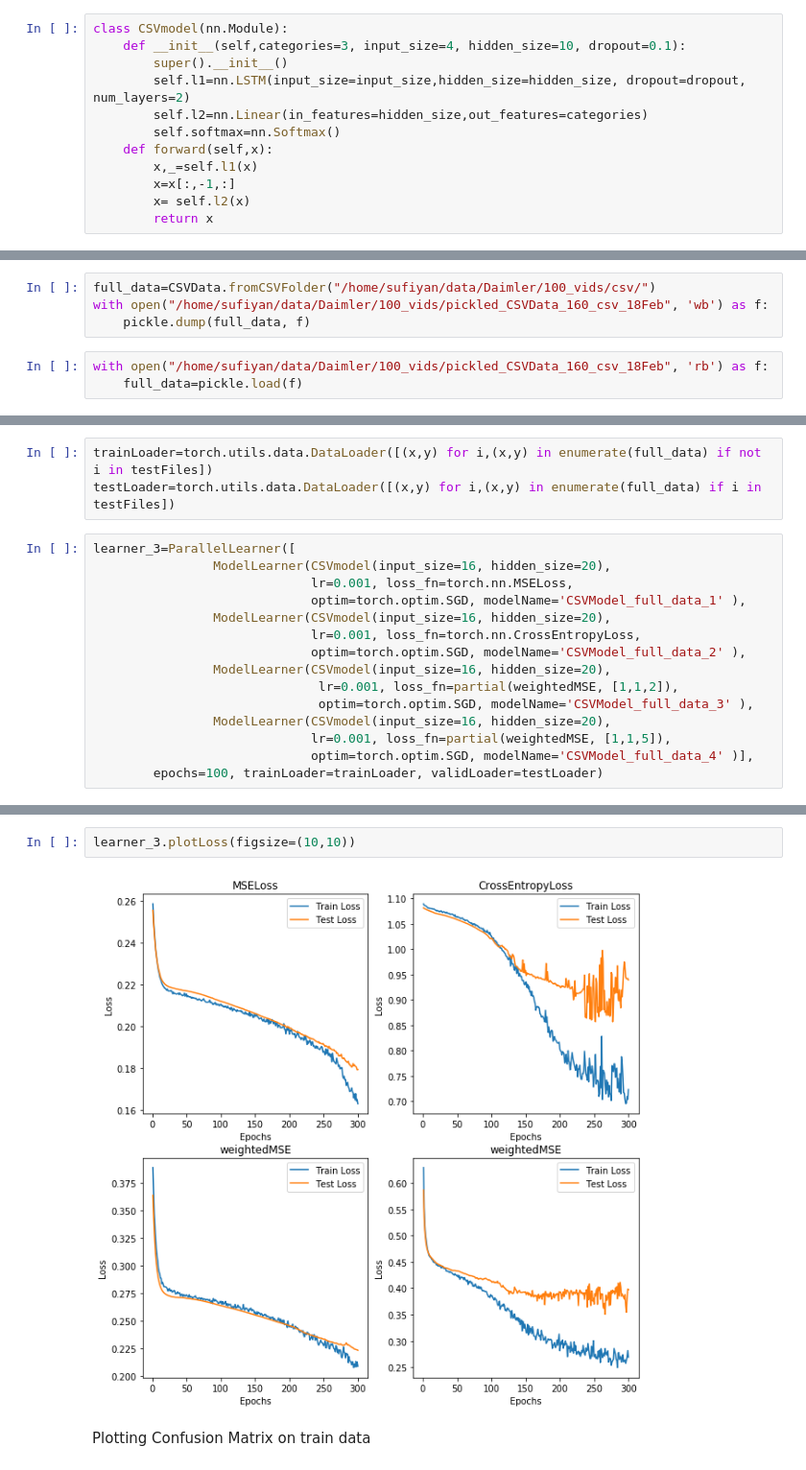
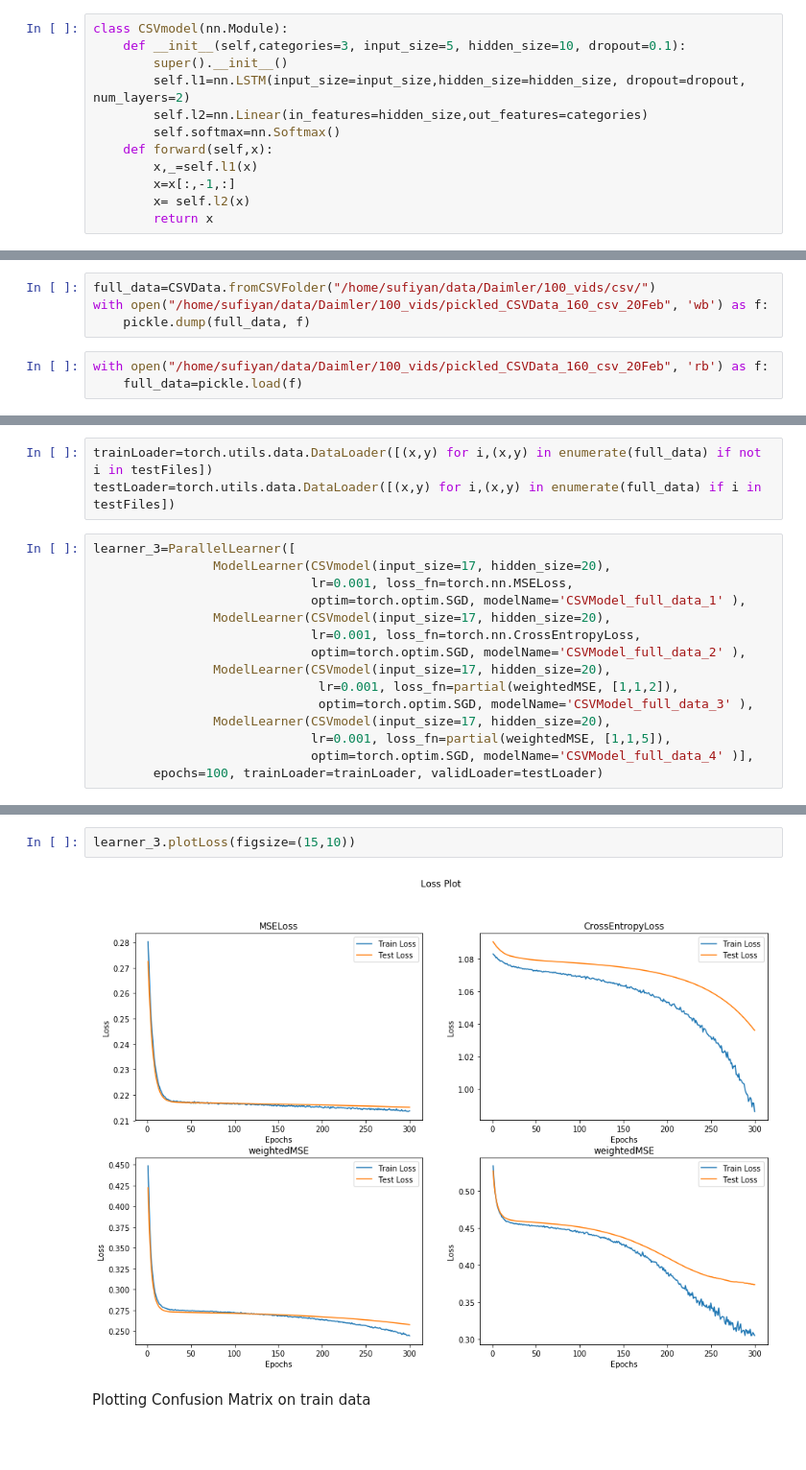
Before and after one commit to dumbPy/SceneR2, a Jupyter notebook: Notebooks/CSV_Model.ipynb, the cells around one changed output, grey strips where cells are left out. Shown: that part at 96% size. Drawn from its saved outputs; the diff is of its cells as text; blank space fills up the shorter version.

```diff
--- a/Notebooks/CSV_Model.ipynb
+++ b/Notebooks/CSV_Model.ipynb
@@ -53,7 +58,7 @@ testLoader=torch.utils.data.DataLoader([(x,y) for i,(x,y) in enumerate(dataset)
 A simple model defined below is trained. It consists of a 2 Layer LSTM followed by a fully connected Layer
 # %%
 class CSVmodel(nn.Module):
-    def __init__(self,categories=3, input_size=4, hidden_size=10, dropout=0.1):
+    def __init__(self,categories=3, input_size=5, hidden_size=10, dropout=0.1):
         super().__init__()
         self.l1=nn.LSTM(input_size=input_size,hidden_size=hidden_size, dropout=dropout, num_layers=2)
         self.l2=nn.Linear(in_features=hidden_size,out_features=categories)
@@ -217,9 +197,9 @@ Reason for Braking:  Pedestrian A
 As we see here, in the above plot, the model was trained on moving object data where as the ABA had reacted to a Pedestrian's presence and the moving object data is highly non-conclusive as to where the moving object is moving, if at all there is a moving object. Hence we will now try to train the model considering all 12 columns (4 corrosponding to ABA's reaction, Moving Object, Stationary object and Pedestrian each)
 # %%
 full_data=CSVData.fromCSVFolder("/home/sufiyan/data/Daimler/100_vids/csv/")
-with open("/home/sufiyan/data/Daimler/100_vids/pickled_CSVData_160_csv_18Feb", 'wb') as f:
+with open("/home/sufiyan/data/Daimler/100_vids/pickled_CSVData_160_csv_20Feb", 'wb') as f:
     pickle.dump(full_data, f)
 # %%
-with open("/home/sufiyan/data/Daimler/100_vids/pickled_CSVData_160_csv_18Feb", 'rb') as f:
+with open("/home/sufiyan/data/Daimler/100_vids/pickled_CSVData_160_csv_20Feb", 'rb') as f:
     full_data=pickle.load(f)
 # %%
@@ -239,16 +220,16 @@ trainLoader=torch.utils.data.DataLoader([(x,y) for i,(x,y) in enumerate(full_dat
 testLoader=torch.utils.data.DataLoader([(x,y) for i,(x,y) in enumerate(full_data) if i in testFiles])
 # %%
 learner_3=ParallelLearner([
-                ModelLearner(CSVmodel(input_size=16, hidden_size=20),
+                ModelLearner(CSVmodel(input_size=17, hidden_size=20),
                              lr=0.001, loss_fn=torch.nn.MSELoss,
                              optim=torch.optim.SGD, modelName='CSVModel_full_data_1' ),
-                ModelLearner(CSVmodel(input_size=16, hidden_size=20),
+                ModelLearner(CSVmodel(input_size=17, hidden_size=20),
                              lr=0.001, loss_fn=torch.nn.CrossEntropyLoss,
                              optim=torch.optim.SGD, modelName='CSVModel_full_data_2' ),
-                ModelLearner(CSVmodel(input_size=16, hidden_size=20),
+                ModelLearner(CSVmodel(input_size=17, hidden_size=20),
                               lr=0.001, loss_fn=partial(weightedMSE, [1,1,2]),
                               optim=torch.optim.SGD, modelName='CSVModel_full_data_3' ),
-                ModelLearner(CSVmodel(input_size=16, hidden_size=20),
+                ModelLearner(CSVmodel(input_size=17, hidden_size=20),
                              lr=0.001, loss_fn=partial(weightedMSE, [1,1,5]),
                              optim=torch.optim.SGD, modelName='CSVModel_full_data_4' )],
         epochs=100, trainLoader=trainLoader, validLoader=testLoader)
@@ -257,9 +238,9 @@ learner_3.train(epochs=300)
 # %% [output]
 [interactive output not drawn]
 # %%
-learner_3.plotLoss(figsize=(10,10))
+learner_3.plotLoss(figsize=(15,10))
 # %% [output]
-[figure, old version]
+[figure, new version]
 # %% [markdown]
 Plotting Confusion Matrix on train data
 # %%
```
Also changed, not shown: parts of 23 cells of this notebook, 5 other files.
